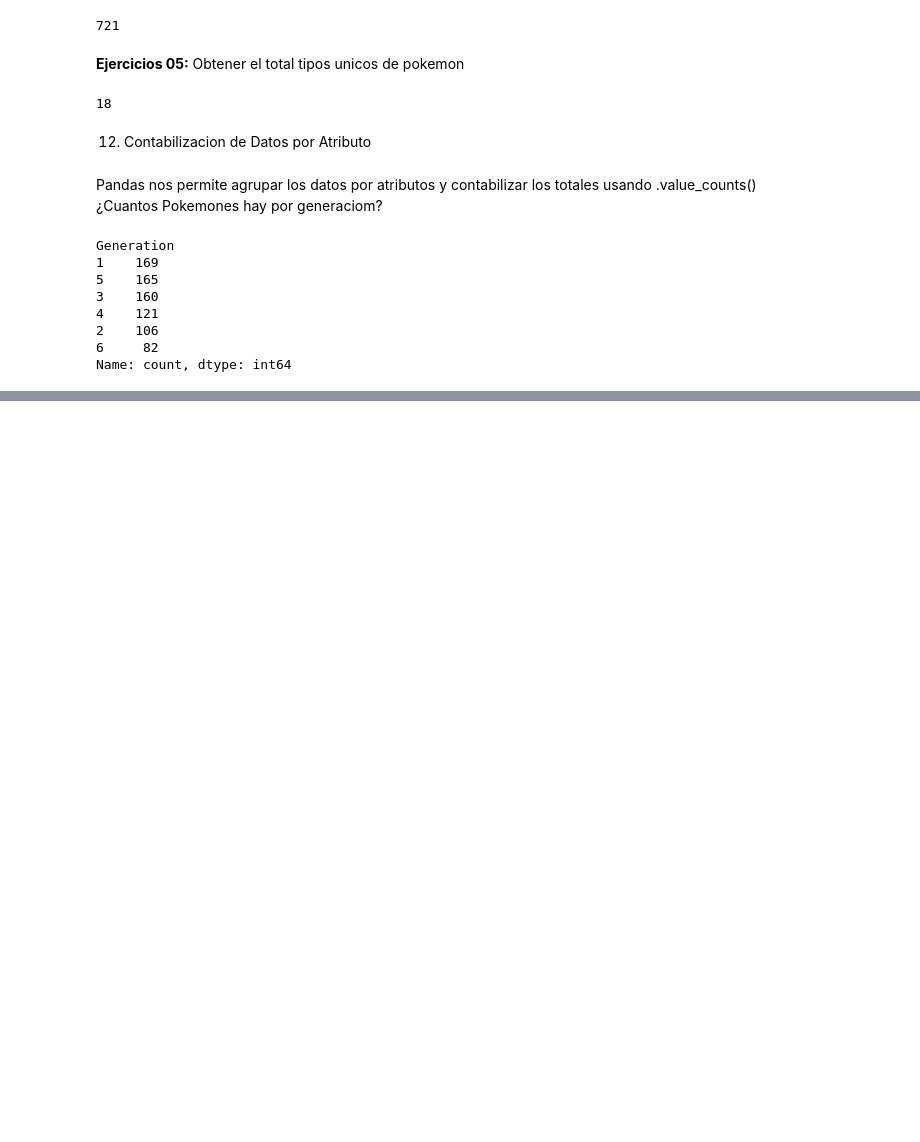
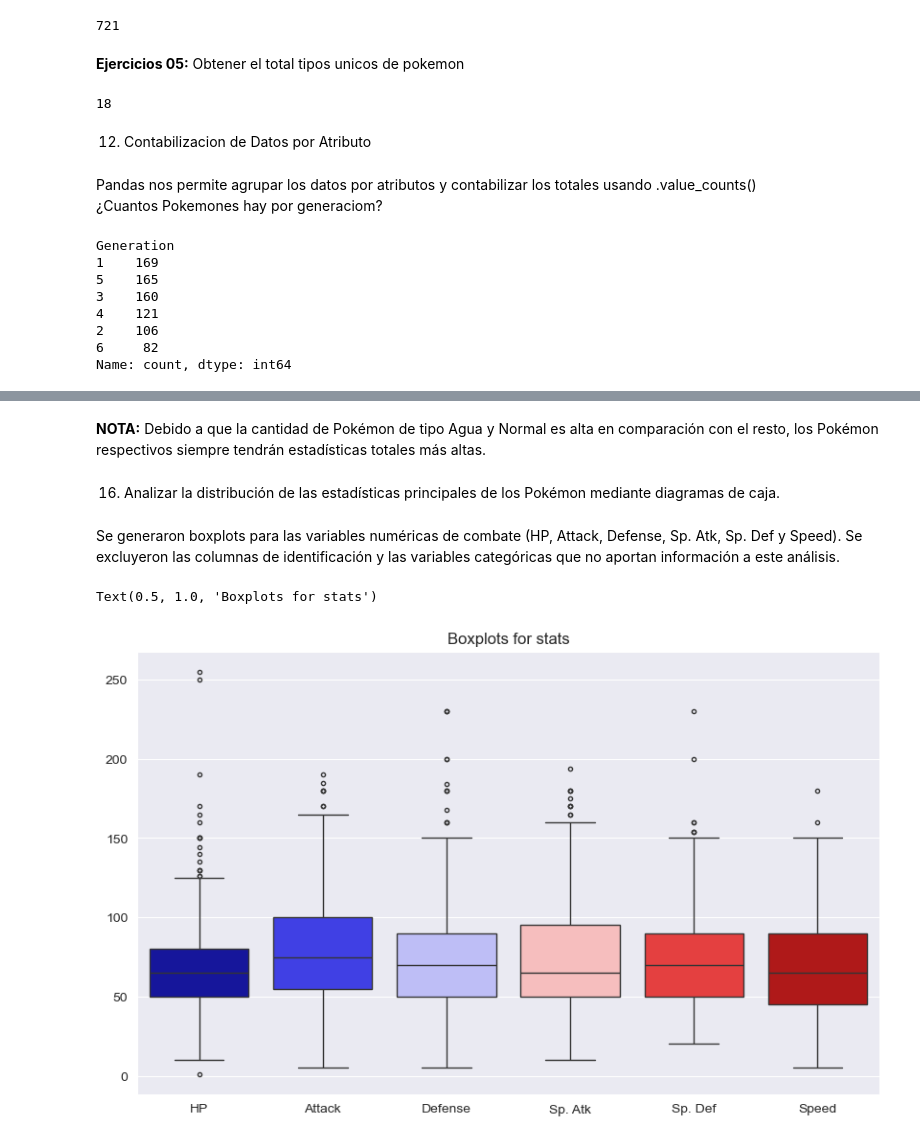
Before and after one commit to DevFntxy/ECBD_9A_IDGS_PRACTICAS_230892, a Jupyter notebook: Practica03/Practica03.ipynb, the cells around one changed output, grey strips where cells are left out. Drawn from its saved outputs; the diff is of its cells as text; code cells hidden in the pictures; blank space fills up the shorter version.

```diff
--- a/Practica03/Practica03.ipynb
+++ b/Practica03/Practica03.ipynb
@@ -278,0 +334,14 @@ Name: count, dtype: int64
+# %% [markdown]
+**NOTA:** Debido a que la cantidad de Pokémon de tipo Agua y Normal es alta en comparación con el resto, los Pokémon respectivos siempre tendrán estadísticas totales más altas.
+# %% [markdown]
+16. Analizar la distribución de las estadísticas principales de los Pokémon mediante diagramas de caja.
+# %% [markdown]
+Se generaron boxplots para las variables numéricas de combate (HP, Attack, Defense, Sp. Atk, Sp. Def y Speed). Se excluyeron las columnas de identificación y las variables categóricas que no aportan información a este análisis.
+# %%
+sns.set_style('darkgrid')
+plt.figure(figsize=(10,6))
+sns.boxplot(data=pokemon.drop(['#','Total','Generation','Legendary'],axis=1),fliersize=3,palette='seismic')
+plt.title('Boxplots for stats')
+# %% [output]
+Text(0.5, 1.0, 'Boxplots for stats')
+[figure, added]
```
Also changed, not shown: parts of 21 cells of this notebook, 1 other file.
